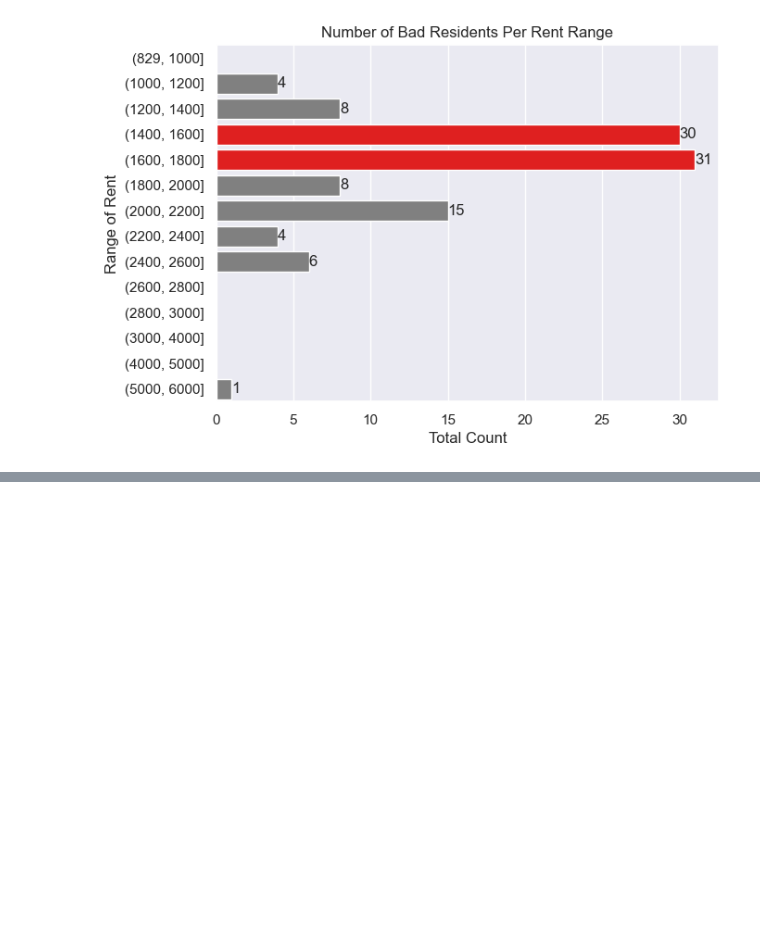
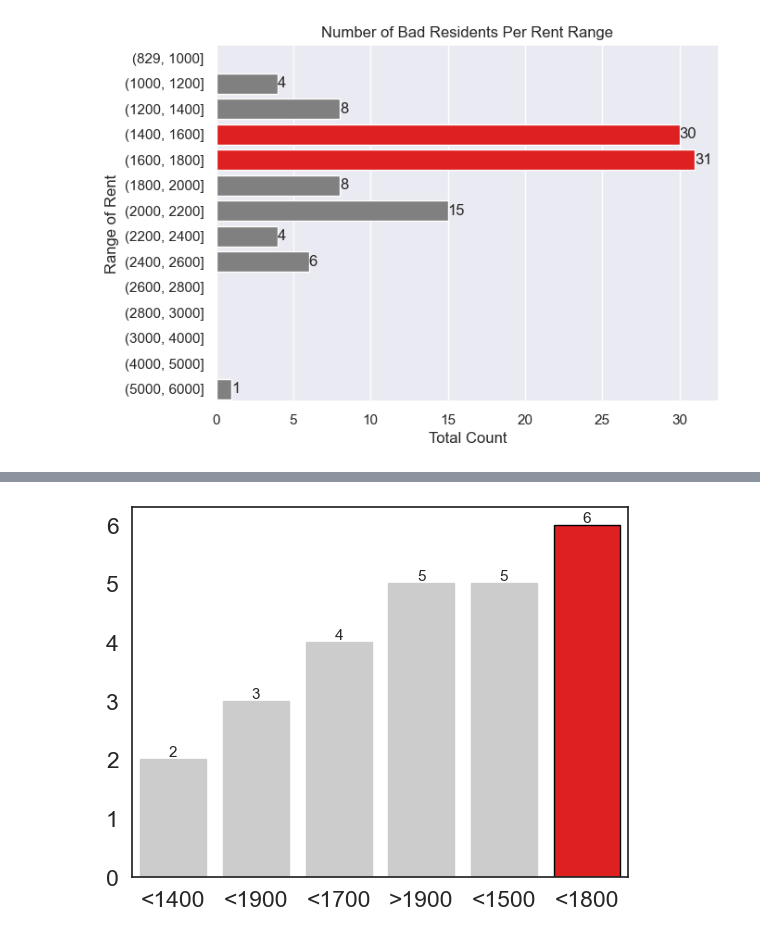
Before and after one commit to Project-DANE/DANE, a Jupyter notebook: e_workbook.ipynb, the cells around one changed output, grey strips where cells are left out. Saved outputs shown, nothing was run; the diff lists cells and outputs as text; code cells hidden in the pictures; blank space fills up the shorter version.

```diff
--- a/e_workbook.ipynb
+++ b/e_workbook.ipynb
@@ -479,0 +531,35 @@ e.bad_res
+# %%
+r2 = len(train[(train.rent >= 1000) & (train.rent < 1101) & (train.bad_resident == 1)]) / len(train[(train.rent >= 1000) & (train.rent < 1101)])
+r3 = (len(train[(train.rent > 1100) & (train.rent < 1201) & (train.bad_resident == 1)]) /
+len(train[(train.rent >1100) & (train.rent < 1201)]))
+r4 = (len(train[(train.rent >1200) & (train.rent < 1301) & (train.bad_resident == 1)]) /
+len(train[(train.rent >1200) & (train.rent < 1301)]))
+r5 = (len(train[(train.rent >1300) & (train.rent < 1401) & (train.bad_resident == 1)]) /
+len(train[(train.rent >1300) & (train.rent < 1401)]))
+r6= (len(train[(train.rent >1400) & (train.rent < 1501) & (train.bad_resident == 1)]) /
+len(train[(train.rent >1400) & (train.rent < 1501)]))
+r7 = (len(train[(train.rent >1500) & (train.rent < 1601) & (train.bad_resident == 1)]) /
+len(train[(train.rent >1500) & (train.rent < 1601)]))
+r8 = (len(train[(train.rent >1600) & (train.rent < 1701) & (train.bad_resident == 1)]) /
+len(train[(train.rent >1600) & (train.rent < 1701)]))
+r9 = (len(train[(train.rent >1700) & (train.rent < 1801) & (train.bad_resident == 1)]) /
+len(train[(train.rent >1700) & (train.rent < 1801)]))
+r10 = (len(train[(train.rent >1800) & (train.rent < 1901) & (train.bad_resident == 1)]) /
+len(train[(train.rent >1800) & (train.rent < 1901)]))
+r11 = (len(train[(train.rent >1900) & (train.rent < 10000000) & (train.bad_resident == 1)]) /
+len(train[(train.rent >1900) & (train.rent < 1000000)]))
+# %%
+rs = pd.DataFrame(data = {'<1400': r5,
+                         '<1500': r6, '<1700':r8, '<1800': r9,
+                         '<1900': r10, '>1900': r11}, index = [0])
+# %%
+rs = rs.T.sort_values(0).T
+# %%
+rs = rs.round(2) * 100
+# %%
+color= ['#cccccc', '#cccccc', '#cccccc', '#cccccc', '#cccccc','red']
+bar= sns.barplot(data= rs, palette= color, edgecolor=['#cccccc', '#cccccc','#cccccc', '#cccccc', '#cccccc', 'black'])
+for i in bar.containers:
+    bar.bar_label(i, label_type='edge', fontsize= 11)
+# %% [output]
+[figure, added]
```
Also changed, not shown: parts of 25 cells of this notebook.
